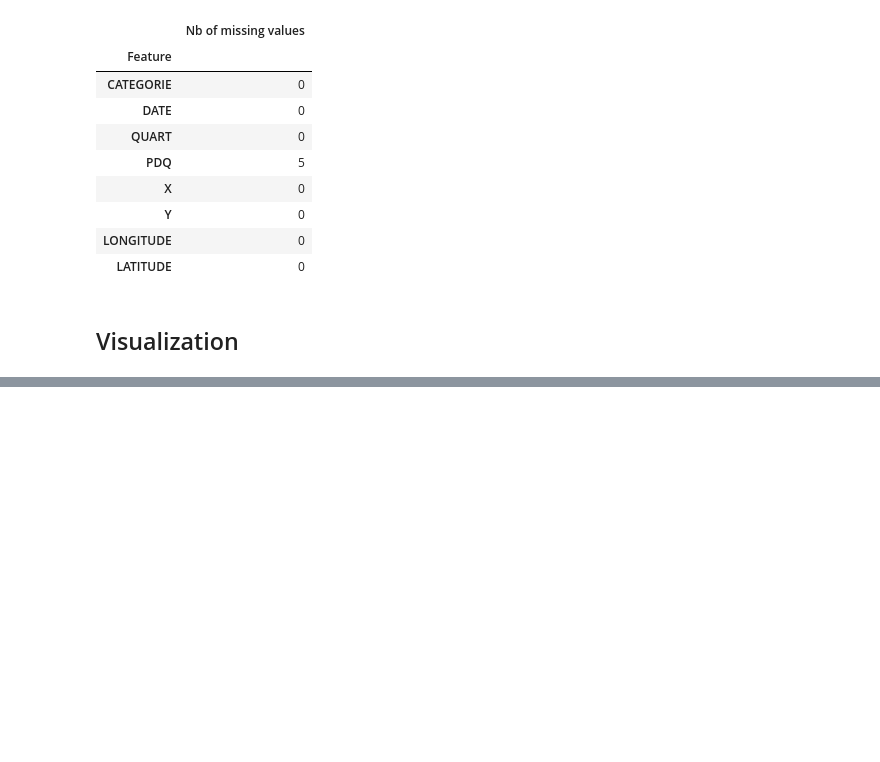
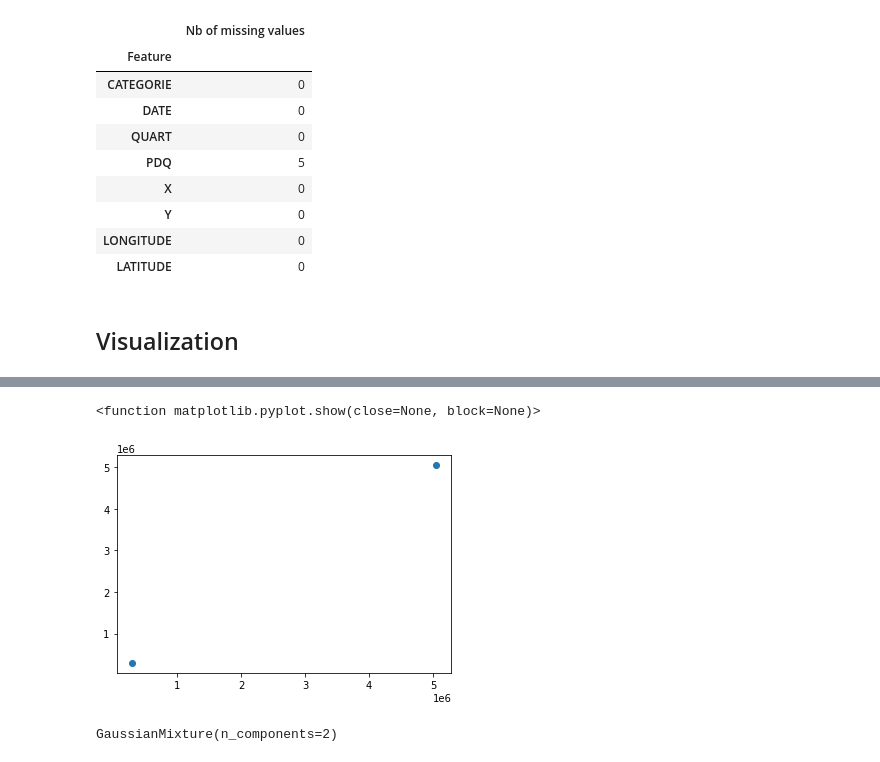
Before and after one commit to Hazot/montreal_crime_data, a Jupyter notebook: montreal_crime_analysis.ipynb, the cells around one changed output, grey strips where cells are left out. Cells and saved outputs as stored; diff of their text form; code cells hidden in the pictures; blank space fills up the shorter version.

```diff
--- a/montreal_crime_analysis.ipynb
+++ b/montreal_crime_analysis.ipynb
@@ -91,0 +95,2 @@ pd.DataFrame(data.isnull().sum(), columns=['Nb of missing values']).rename_axis(
+# %%
+coords = np.vstack((data.X, data.Y)).T
@@ -91,0 +105,3 @@ pd.DataFrame(data.isnull().sum(), columns=['Nb of missing values']).rename_axis(
+# %%
+filtereddata = list(filter(lambda d: ((d[0] > 1000 and d[1] > 1000) and (d[0] < 1e6)), coords))
+filtereddata
@@ -91,0 +126,10 @@ pd.DataFrame(data.isnull().sum(), columns=['Nb of missing values']).rename_axis(
+# %%
+plt.scatter(filtereddata[0],y=filtereddata[1])
+plt.show
+# %% [output]
+<function matplotlib.pyplot.show(close=None, block=None)>
+[figure, added]
+# %%
+classifier.fit(filtereddata)
+# %% [output]
+GaussianMixture(n_components=2)
```
Also changed, not shown: parts of 4 cells of this notebook.
